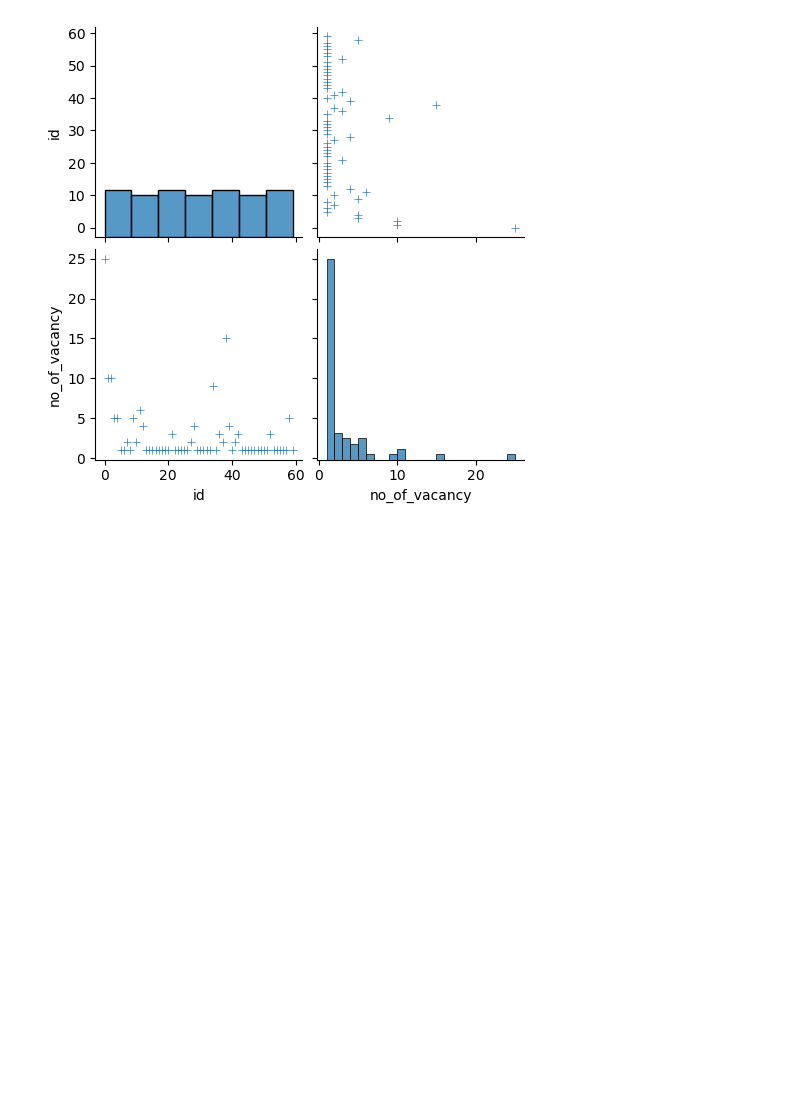
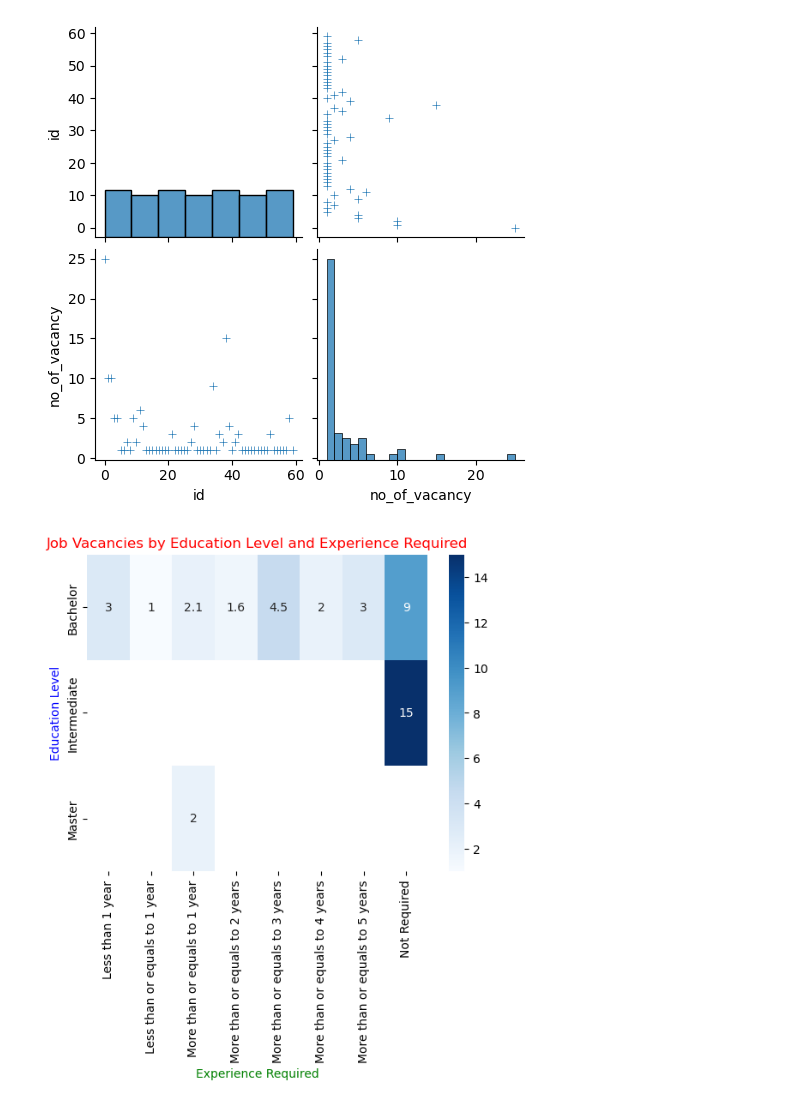
Before and after one commit to BibekRai44/MeroJob-Analysis, a Jupyter notebook: Dataset Analysis/Data Visualization.ipynb, the cells around one changed output. Drawn from its saved outputs; the diff is of its cells as text; code cells hidden in the pictures; blank space fills up the shorter version.

Commit message:
heatmap

```diff
--- a/Dataset Analysis/Data Visualization.ipynb
+++ b/Dataset Analysis/Data Visualization.ipynb
@@ -207,3 +207,17 @@ sns.pairplot(data,palette='viridis',markers='+',height=2.5,kind='scatter')
 # %% [output]
 <seaborn.axisgrid.PairGrid at 0x...>
 [figure]
+# %%
+#pivoting to reorganize and aggregate data in a more meaningful way
+
+pivot_data = data.pivot_table(index='education_level', columns='experience_required', values='no_of_vacancy')
+# %%
+#Plotting heatmap to show relationship between number of job vacancies by education level and experience required
+
+sns.heatmap(pivot_data,annot=True,cmap='Blues')
+plt.title('Job Vacancies by Education Level and Experience Required',color='red')
+plt.xlabel('Experience Required',color='green')
+plt.ylabel('Education Level',color='blue')
+plt.show()
+# %% [output]
+[figure, added]
```
